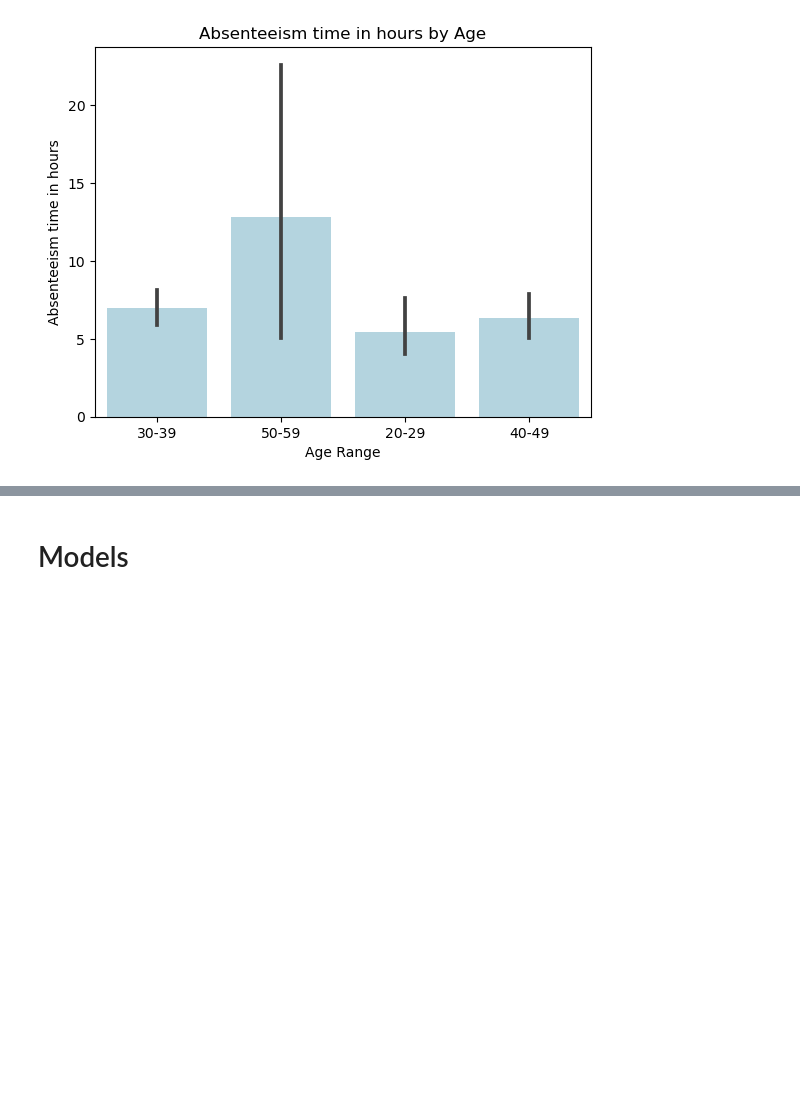
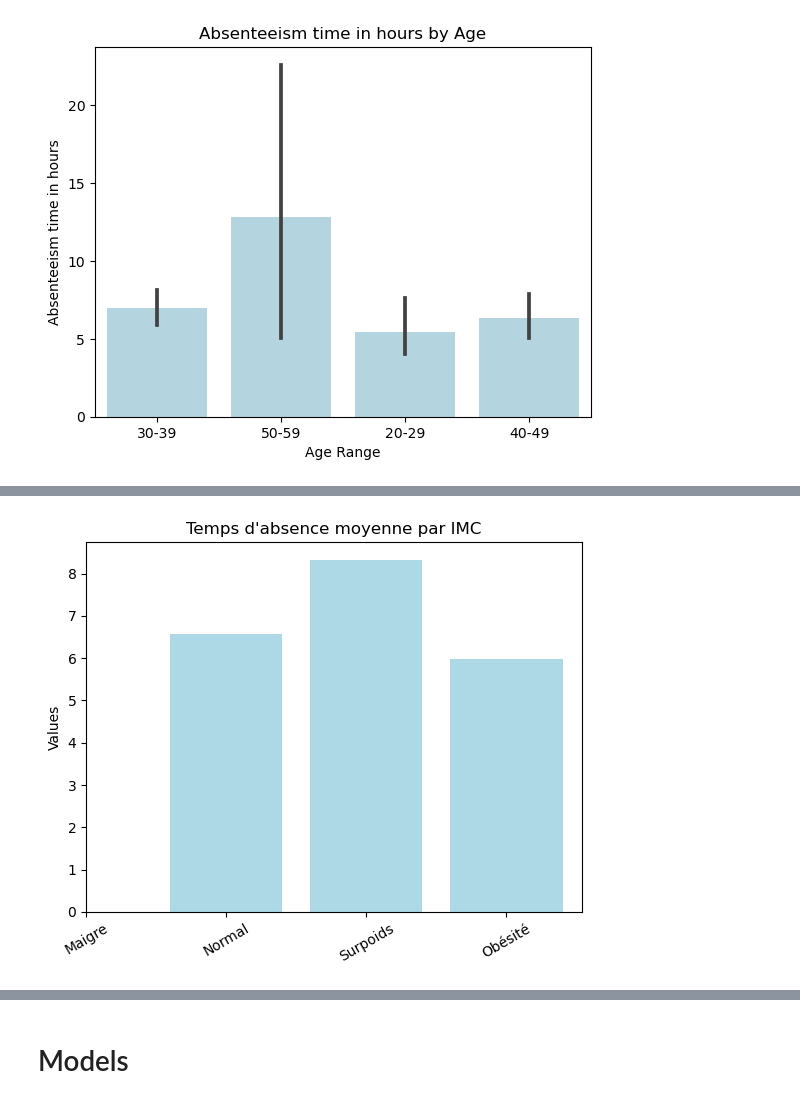
Before and after one commit to Mawbhe/Absenteeism-at-work, a Jupyter notebook: main.ipynb, the cells around one changed output, grey strips where cells are left out. Drawn from its saved outputs; the diff is of its cells as text; code cells hidden in the pictures; blank space fills up the shorter version.

```diff
--- a/main.ipynb
+++ b/main.ipynb
@@ -333,0 +359,9 @@ plt.show()
+# %%
+bmi=df1.groupby('bmi')['Absenteeism time in hours'].mean()
+plt.bar(x=np.arange(len(bmi)),height=bmi,color='lightblue')
+plt.ylabel('Values')
+plt.xticks(np.arange(len(bmi)),['Maigre','Normal','Surpoids','Obésité'],rotation=30)
+plt.title("Temps d'absence moyenne par IMC")
+plt.show()
+# %% [output]
+[figure, added]
```
Also changed, not shown: parts of 14 cells of this notebook, 1 other file.
